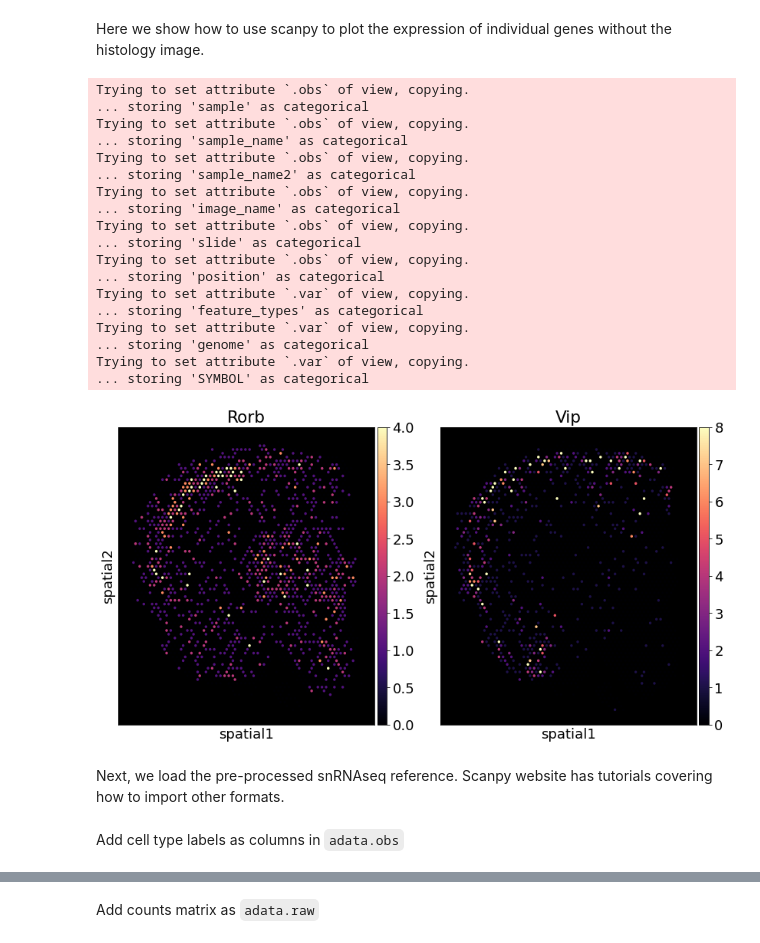
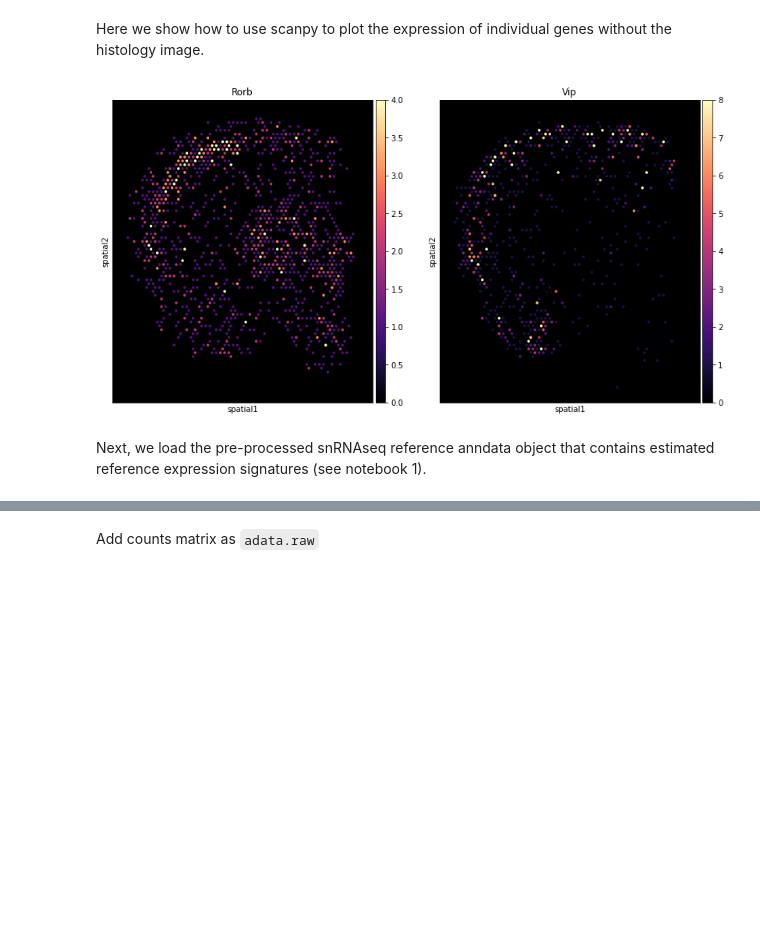
Before and after one commit to BayraktarLab/cell2location, a Jupyter notebook: docs/notebooks/cell2location_short_demo.ipynb, the cells around one changed output, grey strips where cells are left out. Cells and saved outputs as stored; diff of their text form; code cells hidden in the pictures; blank space fills up the shorter version.

```diff
--- a/docs/notebooks/cell2location_short_demo.ipynb
+++ b/docs/notebooks/cell2location_short_demo.ipynb
@@ -75,8 +91,8 @@ In this tutorial, we use a paired Visium and snRNAseq reference dataset of the m
 
 First, let's read the spatial Visium data from the 10X Space Ranger output and examine several QC plots. Here, we load sample annotations.
 # %%
-sp_data_folder = '/nfs/team205/vk7/sanger_projects/cell2location/notebooks/data/viseum_cortex_trial/'
-sc_data_folder = '/nfs/team205/vk7/sanger_projects/cell2location/notebooks/data/processed_data/'
+sp_data_folder = '/nfs/team205/vk7/sanger_projects/cell2location_proj/notebooks/data/viseum_cortex_trial/'
+sc_data_folder = '/nfs/team205/vk7/sanger_projects/cell2location_proj/notebooks/data/processed_data/'
 results_folder = '/nfs/team205/vk7/sanger_projects/BayraktarLab/cell2location/docs/notebooks/results/mouse_viseum_snrna/'
 
 sample_data = pd.read_csv(sp_data_folder + 'Visum_mouse.csv')
@@ -187,5 +224,3 @@ for i in range(len(slides)):
 plt.tight_layout()
 # %% [output]
 [figure]
-# %%
-adata = sc.read_h5ad('/sda/vkl/CoLocationModelNB4E6V2_59clusters_14968locations_12809genes_n_comb50_mean_var5_inferred_30k/sp.h5ad')
@@ -239,14 +229,10 @@ for i in range(30):
 # %%
-for i in range(30):
-    print(1)
-    fig = sc.pl.spatial(adata[adata.obs["sample"]==adata.obs["sample"].unique()[0], :],
-                  img_key = "hires", cmap='magma',
-                  library_id=list(adata.uns['spatial'].keys())[0],
+slide = select_slide(adata, 'ST8059048')
+
+with mpl.rc_context({'figure.figsize': [6,7],
+                     'axes.facecolor': 'white'}):
+    sc.pl.spatial(slide, img_key = "hires", cmap='magma',
+                  library_id=list(slide.uns['spatial'].keys())[0],
                   color=['total_counts', 'n_genes_by_counts'], size=1,
                   gene_symbols='SYMBOL', show=False, return_fig=True)
-#     fig.clear()
-    plt.close(fig)
-    plt.close('all')
-#     h = hpy()
-#     print(h.heap())
 # %% [output]
@@ -277,35 +250,13 @@ KeyboardInterrupt:
 # %% [markdown]
 Here we show how to use scanpy to plot the expression of individual genes without the histology image.
 # %%
-rcParams["axes.facecolor"] = "black"
-rcParams["figure.figsize"] = [6,7]
-rcParams["font.size"] = 18
-
-sc.pl.spatial(adata[adata.obs["sample"]==adata.obs["sample"].unique()[0], :],
-              color=["Rorb", "Vip"], img_key=None, size=1,
-              library_id=list(adata.uns['spatial'].keys())[0],
-              vmin=0, cmap='magma', vmax='p99.0',
-              gene_symbols='SYMBOL'
-             )
+with mpl.rc_context({'figure.figsize': [6,7],
+                     'axes.facecolor': 'black'}):
+    sc.pl.spatial(slide,
+                  color=["Rorb", "Vip"], img_key=None, size=1,
+                  library_id=list(slide.uns['spatial'].keys())[0],
+                  vmin=0, cmap='magma', vmax='p99.0',
+                  gene_symbols='SYMBOL'
+                 )
 # %% [output]
-Trying to set attribute `.obs` of view, copying.
-... storing 'sample' as categorical
-Trying to set attribute `.obs` of view, copying.
-... storing 'sample_name' as categorical
-Trying to set attribute `.obs` of view, copying.
-... storing 'sample_name2' as categorical
-Trying to set attribute `.obs` of view, copying.
-... storing 'image_name' as categorical
-Trying to set attribute `.obs` of view, copying.
-... storing 'slide' as categorical
-Trying to set attribute `.obs` of view, copying.
-... storing 'position' as categorical
-Trying to set attribute `.var` of view, copying.
-... storing 'feature_types' as categorical
-Trying to set attribute `.var` of view, copying.
-... storing 'genome' as categorical
-Trying to set attribute `.var` of view, copying.
-... storing 'SYMBOL' as categorical
-[figure, old version]
+[figure, new version]
-# %% [markdown]
-Next, we load the pre-processed snRNAseq reference. Scanpy website has tutorials covering how to import other formats.
@@ -321,2 +262,0 @@ adata_snrna_raw = adata_snrna_raw[~adata_snrna_raw.obs['sample'].isin(['nan']),]
-# %% [markdown]
-Add cell type labels as columns in `adata.obs`
@@ -325,0 +263,2 @@ adata_snrna_raw.obs = pd.concat([labels, adata_snrna_raw.obs], axis=1)
+# %% [markdown]
+Next, we load the pre-processed snRNAseq reference anndata object that contains estimated reference expression signatures (see notebook 1).
```
Also changed, not shown: parts of 29 cells of this notebook.
